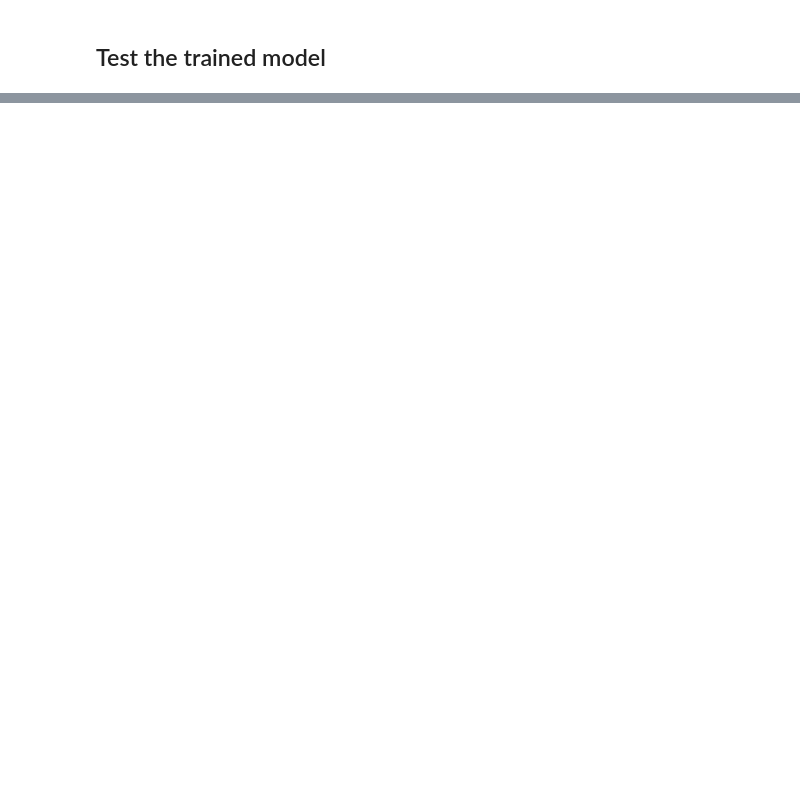
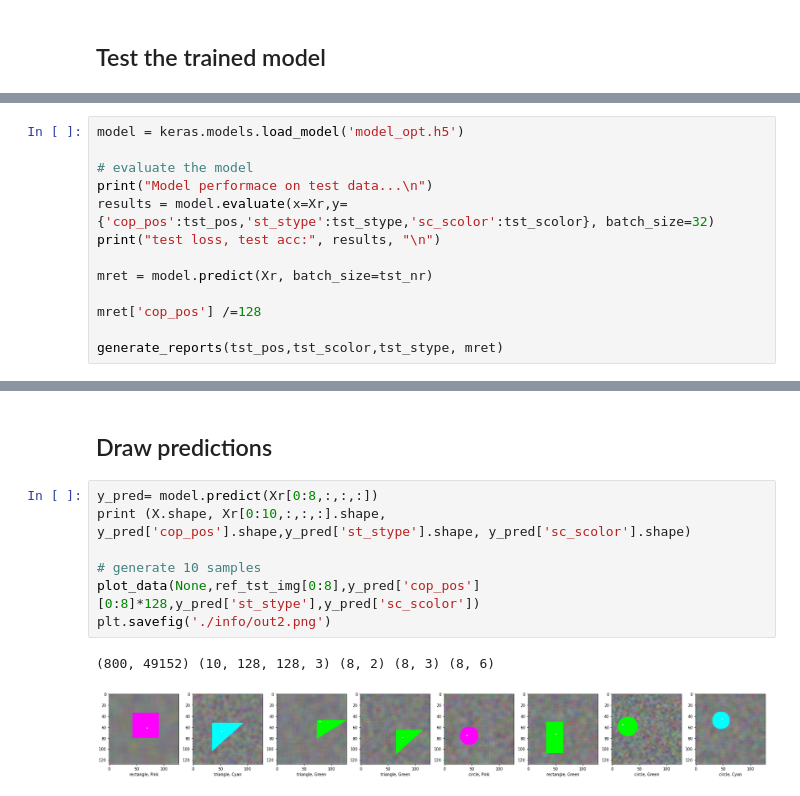
Before and after one commit to fvilmos/multi_task_learning_shape_color_position, a Jupyter notebook: MTL_shape_color_position.ipynb, the cells around one changed output, grey strips where cells are left out. Cells and saved outputs as stored; diff of their text form; blank space fills up the shorter version.

```diff
--- a/MTL_shape_color_position.ipynb
+++ b/MTL_shape_color_position.ipynb
@@ -428,0 +527,13 @@ rectangle, triangle, rectangle, triangle, triangle, triangle, triangle, rectangl
+# %%
+model = keras.models.load_model('model_opt.h5')
+
+# evaluate the model
+print("Model performace on test data...\n")
+results = model.evaluate(x=Xr,y={'cop_pos':tst_pos,'st_stype':tst_stype,'sc_scolor':tst_scolor}, batch_size=32)
+print("test loss, test acc:", results, "\n")
+
+mret = model.predict(Xr, batch_size=tst_nr)
+
+mret['cop_pos'] /=128
+
+generate_reports(tst_pos,tst_scolor,tst_stype, mret)
@@ -428,0 +569,12 @@ rectangle, triangle, rectangle, triangle, triangle, triangle, triangle, rectangl
+# %% [markdown]
+## Draw predictions
+# %%
+y_pred= model.predict(Xr[0:8,:,:,:])
+print (X.shape, Xr[0:10,:,:,:].shape, y_pred['cop_pos'].shape,y_pred['st_stype'].shape, y_pred['sc_scolor'].shape)
+
+# generate 10 samples
+plot_data(None,ref_tst_img[0:8],y_pred['cop_pos'][0:8]*128,y_pred['st_stype'],y_pred['sc_scolor'])
+plt.savefig('./info/out2.png')
+# %% [output]
+(800, 49152) (10, 128, 128, 3) (8, 2) (8, 3) (8, 6)
+[figure, added]
```
Also changed, not shown: parts of 20 cells of this notebook, 9 other files.
